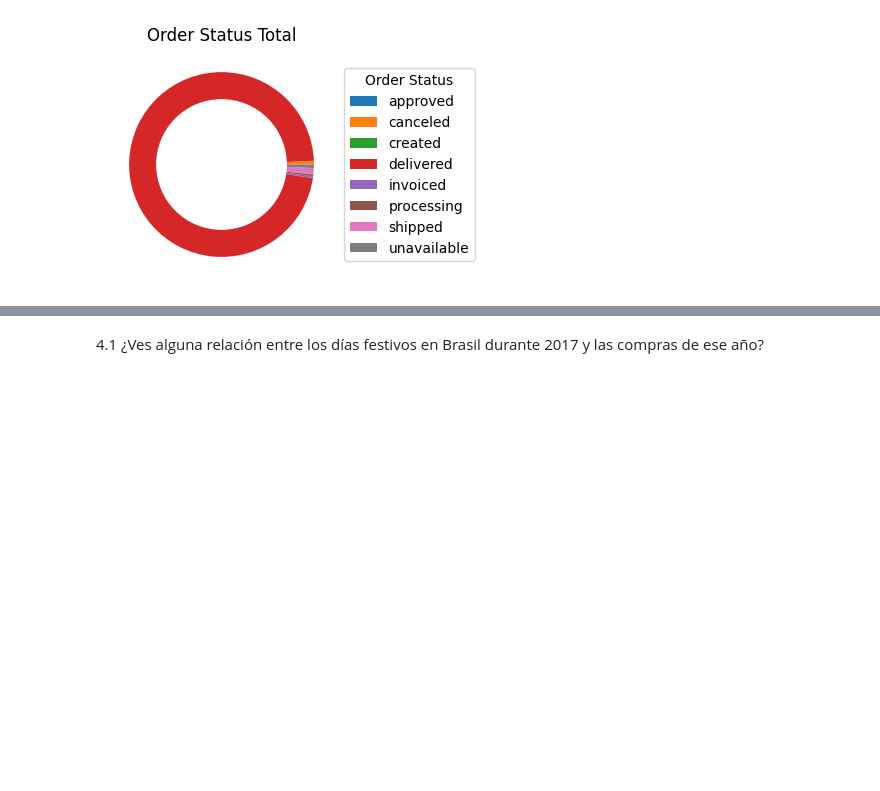
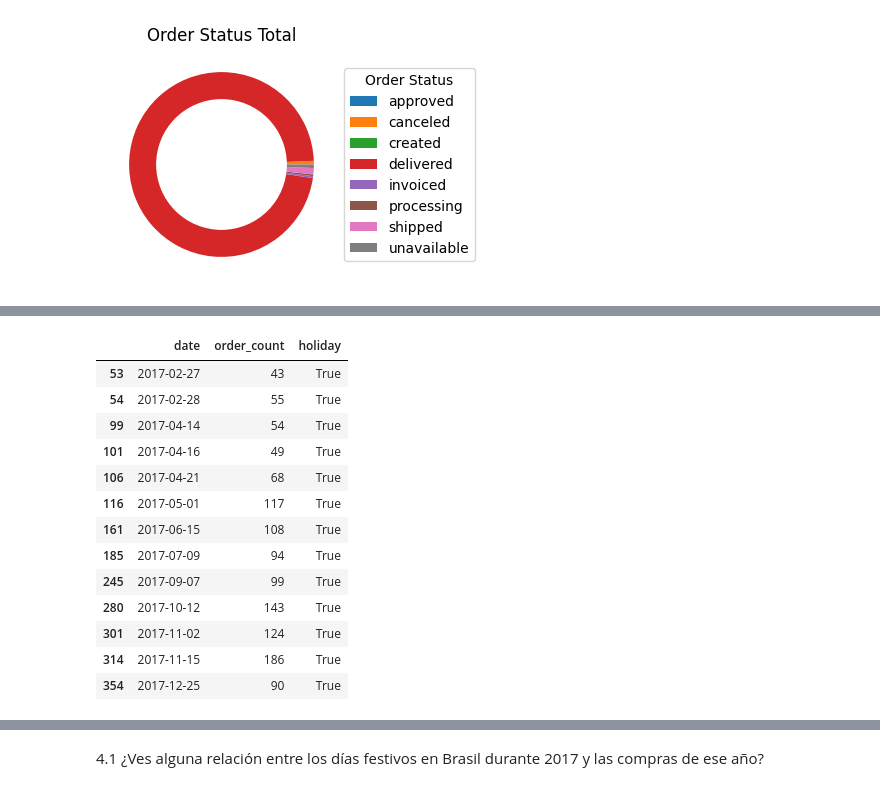
Before and after one commit to damianPere/ProyectoIntegrado4, a Jupyter notebook: Project.ipynb, the cells around one changed output, grey strips where cells are left out. Saved outputs shown, nothing was run; the diff lists cells and outputs as text; code cells hidden in the pictures; blank space fills up the shorter version.

```diff
--- a/Project.ipynb
+++ b/Project.ipynb
@@ -243,3 +258,20 @@ plot_global_amount_order_status(global_ammount_order_status)
+# %%
+orders_per_day_and_holidays[orders_per_day_and_holidays['holiday'] == True]
+# %% [output]
+|  | date | order_count | holiday |
+| 53 | 2017-02-27 | 43 | True |
+| 54 | 2017-02-28 | 55 | True |
+| 99 | 2017-04-14 | 54 | True |
+| 101 | 2017-04-16 | 49 | True |
+| 106 | 2017-04-21 | 68 | True |
+| 116 | 2017-05-01 | 117 | True |
+| 161 | 2017-06-15 | 108 | True |
+| 185 | 2017-07-09 | 94 | True |
+| 245 | 2017-09-07 | 99 | True |
+| 280 | 2017-10-12 | 143 | True |
+| 301 | 2017-11-02 | 124 | True |
+| 314 | 2017-11-15 | 186 | True |
+| 354 | 2017-12-25 | 90 | True |
 # %%
 plot_order_amount_per_day_with_holidays(orders_per_day_and_holidays)
 # %% [output]
```
Also changed, not shown: parts of 15 cells of this notebook, 2 other files.
